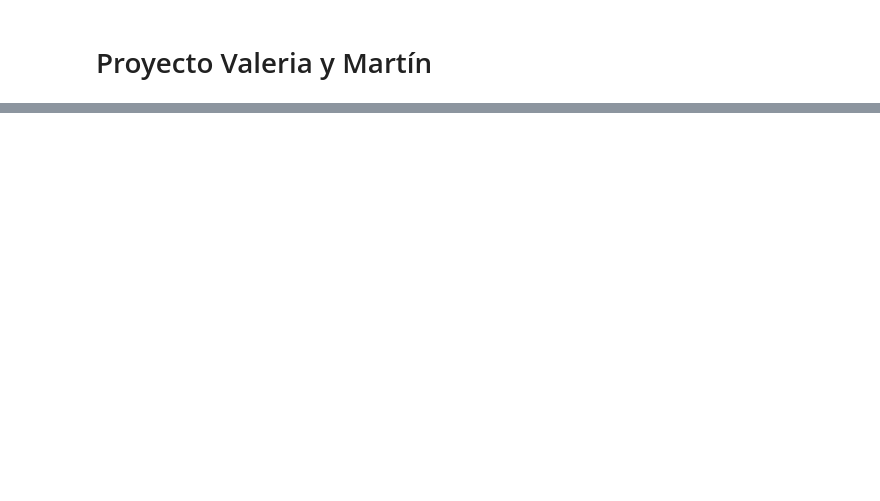
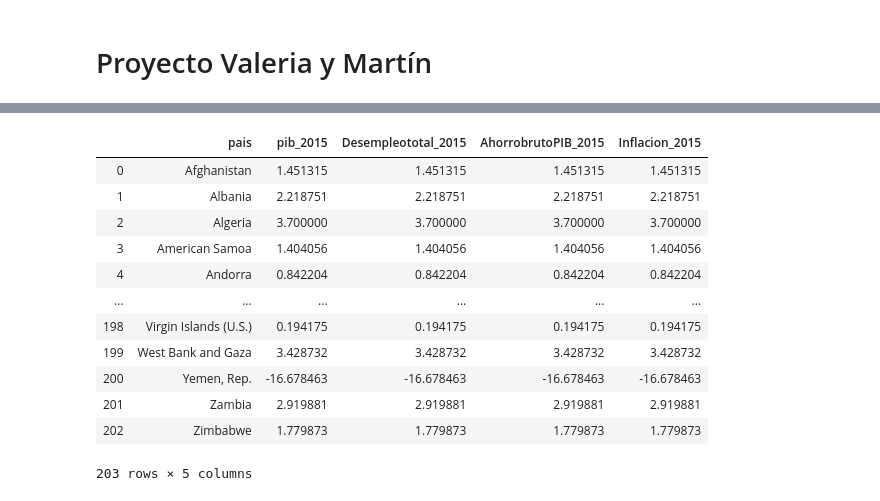
Before and after one commit to Martinwusa/econometria_up_equipo1, a Jupyter notebook: Proyecto de Econometria código .ipynb, the cells around one changed output, grey strips where cells are left out. Saved outputs shown, nothing was run; the diff lists cells and outputs as text; code cells hidden in the pictures; blank space fills up the shorter version.

```diff
--- a/Proyecto de Econometria código .ipynb
+++ b/Proyecto de Econometria código .ipynb
@@ -142,0 +169,4 @@ Labor force participation rate for ages 15-24, total (%) (national estimate) = S
+# %%
+Desempleototal_df =pd.DataFrame({'pais': list(Desempleototal_clean.keys()), 'Desempleototal_2015': list(Desempleototal_clean.values())})
+# %%
+CrecimientoPIBAnual_Desempleototal_df = CrecimientoPIBAnual_df.merge(Desempleototal_df, on='pais')
@@ -142,0 +189,2 @@ Labor force participation rate for ages 15-24, total (%) (national estimate) = S
+# %%
+CrecimientoPIBAnual_AhorrobrutoPIB_Desempleototal_df = CrecimientoPIBAnual_Desempleototal_df.merge(AhorrobrutoPIB_df, on='pais')
@@ -142,0 +207,18 @@ Labor force participation rate for ages 15-24, total (%) (national estimate) = S
+# %%
+CrecimientoPIBAnual_Inflacion_AhorrobrutoPIB_Desempleototal_df = CrecimientoPIBAnual_AhorrobrutoPIB_Desempleototal_df.merge(Inflacion_df, on='pais')
+# %%
+CrecimientoPIBAnual_Inflacion_AhorrobrutoPIB_Desempleototal_df
+# %% [output]
+|  | pais | pib_2015 | Desempleototal_2015 | AhorrobrutoPIB_2015 | Inflacion_2015 |
+| 0 | Afghanistan | 1.451315 | 1.451315 | 1.451315 | 1.451315 |
+| 1 | Albania | 2.218751 | 2.218751 | 2.218751 | 2.218751 |
+| 2 | Algeria | 3.700000 | 3.700000 | 3.700000 | 3.700000 |
+| 3 | American Samoa | 1.404056 | 1.404056 | 1.404056 | 1.404056 |
+| 4 | Andorra | 0.842204 | 0.842204 | 0.842204 | 0.842204 |
+| ... | ... | ... | ... | ... | ... |
+| 198 | Virgin Islands (U.S.) | 0.194175 | 0.194175 | 0.194175 | 0.194175 |
+| 199 | West Bank and Gaza | 3.428732 | 3.428732 | 3.428732 | 3.428732 |
+| 200 | Yemen, Rep. | -16.678463 | -16.678463 | -16.678463 | -16.678463 |
+| 201 | Zambia | 2.919881 | 2.919881 | 2.919881 | 2.919881 |
+| 202 | Zimbabwe | 1.779873 | 1.779873 | 1.779873 | 1.779873 |
+203 rows × 5 columns
```
Also changed, not shown: parts of 23 cells of this notebook.
